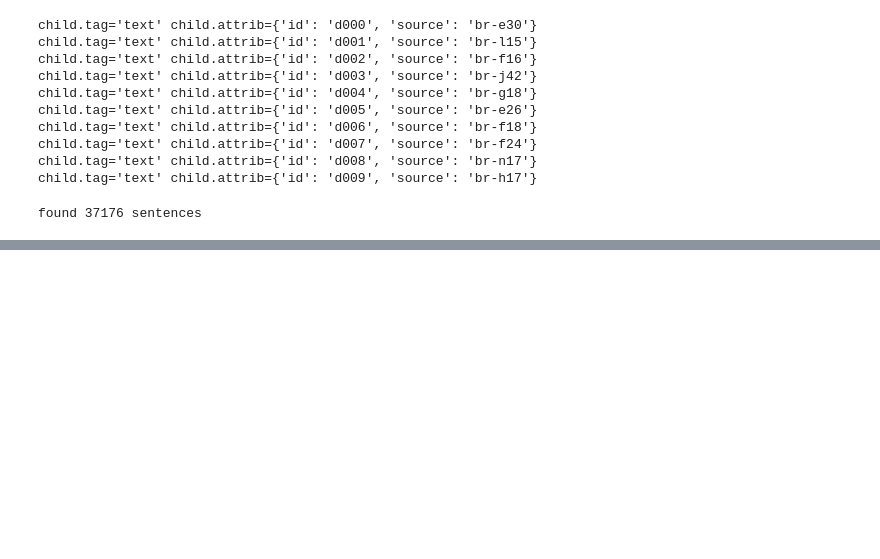
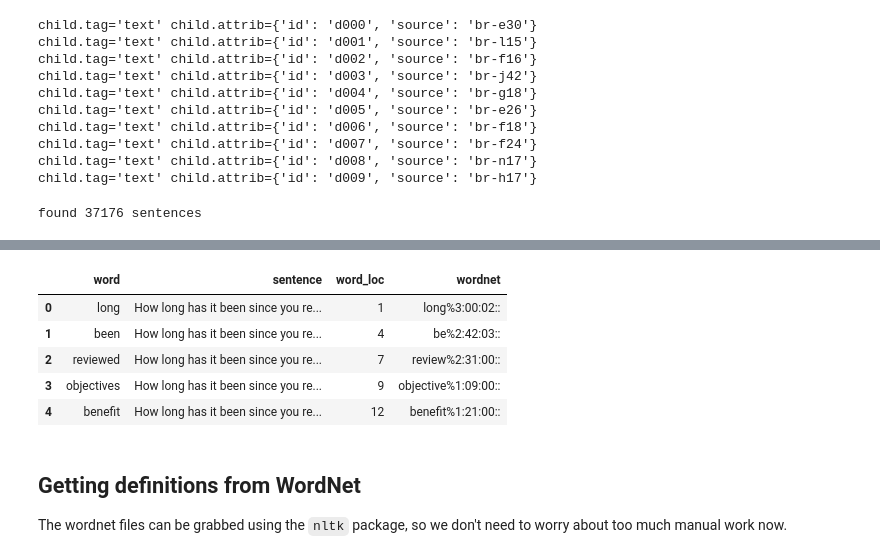
Before and after one commit to Matthew-Holmes/WordSenseDisambiguation, a Jupyter notebook: Data/SemCore.ipynb, the cells around one changed output, grey strips where cells are left out. Drawn from its saved outputs; the diff is of its cells as text; code cells hidden in the pictures; blank space fills up the shorter version.

```diff
--- a/Data/SemCore.ipynb
+++ b/Data/SemCore.ipynb
@@ -7,7 +7,8 @@ import pandas as pd
 import xml.etree.ElementTree as ET
 from tqdm import tqdm
 # %%
-semcore_xml = "Data/Raw/semcor.data.xml"
+semcore_xml  = "Data/Raw/semcor.data.xml"
+wordnet_keys = "Data/Raw/semcor.gold.key.txt"
 # %% [markdown]
 ## The XML
 
@@ -135,0 +163,10 @@ df.head(5)
+# %%
+data = []
+
+with open(wordnet_keys, "r", encoding="utf-8") as f:
+    for line in tqdm(f):
+        parts = line.strip().split(" ", 1)
+        local_key, wordnet_id = parts
+        data.append((local_key, wordnet_id))
+
+wordnet_merge_df = pd.DataFrame(data, columns=["wordnet_join_id", "wordnet"])
@@ -135,0 +182,15 @@ df.head(5)
+# %%
+df = df.merge(wordnet_merge_df).drop(columns= ['wordnet_join_id'])
+# %%
+df.head()
+# %% [output]
+|  | word | sentence | word_loc | wordnet |
+| 0 | long | How long has it been since you re... | 1 | long%3:00:02:: |
+| 1 | been | How long has it been since you re... | 4 | be%2:42:03:: |
+| 2 | reviewed | How long has it been since you re... | 7 | review%2:31:00:: |
+| 3 | objectives | How long has it been since you re... | 9 | objective%1:09:00:: |
+| 4 | benefit | How long has it been since you re... | 12 | benefit%1:21:00:: |
+# %% [markdown]
+## Getting definitions from WordNet
+
+The wordnet files can be grabbed using the `nltk` package, so we don't need to worry about too much manual work now.
```
Also changed, not shown: parts of 24 cells of this notebook.
